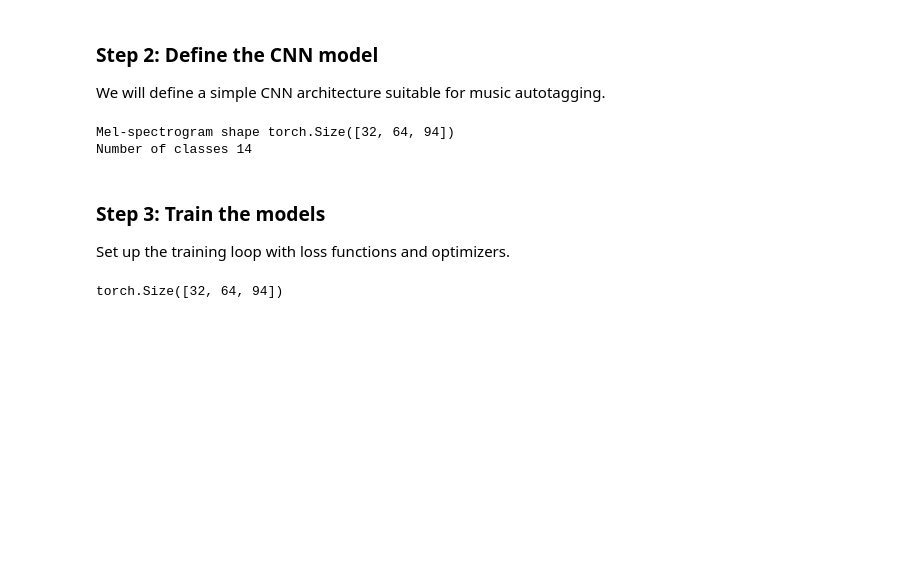
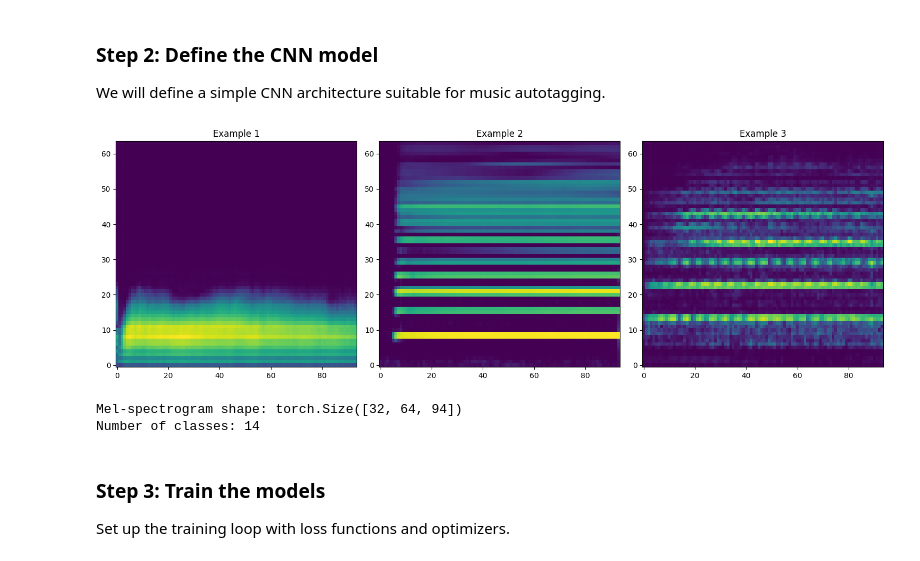
Before and after one commit to MTG/machine_learning_for_sound_and_music_25, a Jupyter notebook: notebooks/05_01_CNNs.ipynb, the cells around one changed output. Saved outputs shown, nothing was run; the diff lists cells and outputs as text; code cells hidden in the pictures; blank space fills up the shorter version.

```diff
--- a/notebooks/05_01_CNNs.ipynb
+++ b/notebooks/05_01_CNNs.ipynb
@@ -134,7 +137,49 @@ val_loader = DataLoader(val_dataset, batch_size=32, shuffle=False)
 We will define a simple CNN architecture suitable for music autotagging.
 # %%
 # Feature extractor. Using mel-spectrogram
-feature_extractor = MelSpectrogram(n_mels=64, n_fft=1024)
+
+class FeatureExtractor(nn.Module):
+    def __init__(self, randomize=False, **kwargs):
+        super().__init__()
+        self.randomize = randomize
+
+        self.feature_extractor = MelSpectrogram(**kwargs)
+
+    def forward(self, x):
+        # # Apply permutation
+        # if self.randomize:
+        #     x = x[:, torch.randperm(x.size(1))]
+
+        x = self.feature_extractor(x)
+        x = torch.log10(1 + 1000 * x)
+
+        # # Apply permutation
+        if self.randomize:
+            x_s = x.shape
+            x = torch.flatten(x, 1, 2)
+            x = x[:, torch.randperm(x.size(1))]
+            x = x.view(x_s)
+        return x
+
+feature_extractor = FeatureExtractor(n_mels=64, n_fft=1024, randomize=True)
+# %%
+# Plot mel-spectrograms for debugging
+import matplotlib.pyplot as plt
+
+feature_extractor = FeatureExtractor(n_mels=64, n_fft=1024)
+
+# Fetch a batch of data
+batch = next(iter(train_loader))
+mel_specs = feature_extractor(batch["audio"]).detach().numpy()
+# Visualize the first three mel-spectrograms in the batch
+fig, axes = plt.subplots(1, 3, figsize=(15, 5))
+for i in range(3):
+    axes[i].imshow(mel_specs[i], aspect='auto', origin='lower')
+    axes[i].set_title(f"Example {i+1}")
+plt.tight_layout()
+plt.show()
+# %% [output]
+[figure, added]
 # %%
 n_classes = len(set(val_dataset.natural_labels.values()))
 
@@ -144,7 +189,7 @@ mels = feature_extractor(batch["audio"])
 print("Mel-spectrogram shape:", mels.shape)
 print("Number of classes:", n_classes)
 # %% [output]
-Mel-spectrogram shape torch.Size([32, 64, 94])
-Number of classes 14
+Mel-spectrogram shape: torch.Size([32, 64, 94])
+Number of classes: 14
 # %%
 class MLP(nn.Module):
@@ -197,8 +242,4 @@ cnn = CNN(dense_size=dense_size, n_classes=n_classes)
 # %% [markdown]
 ### Step 3: Train the models
 Set up the training loop with loss functions and optimizers.
-# %%
-mels.shape
-# %% [output]
-torch.Size([32, 64, 94])
 # %%
```
Also changed, not shown: parts of 11 cells of this notebook.
